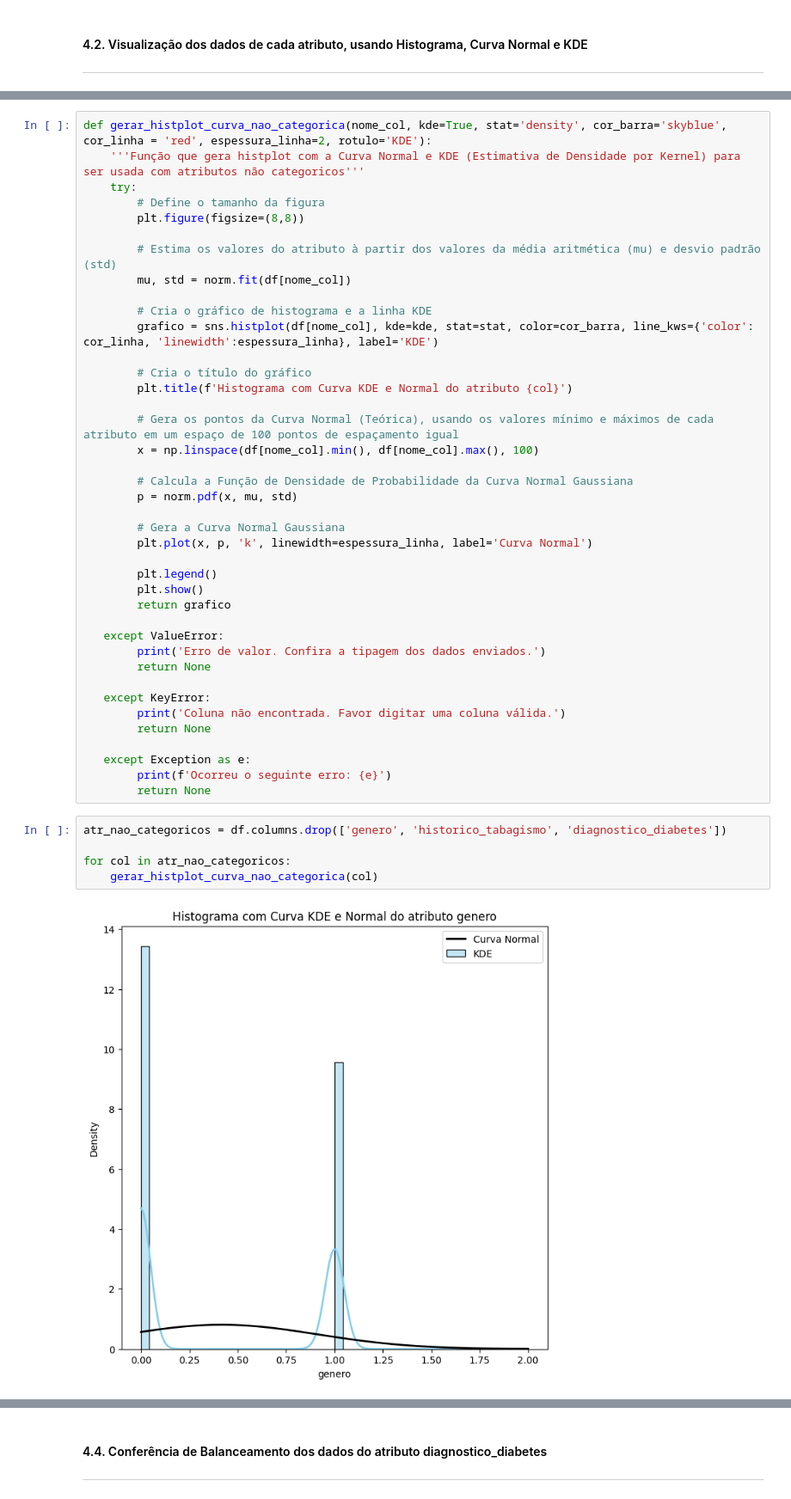
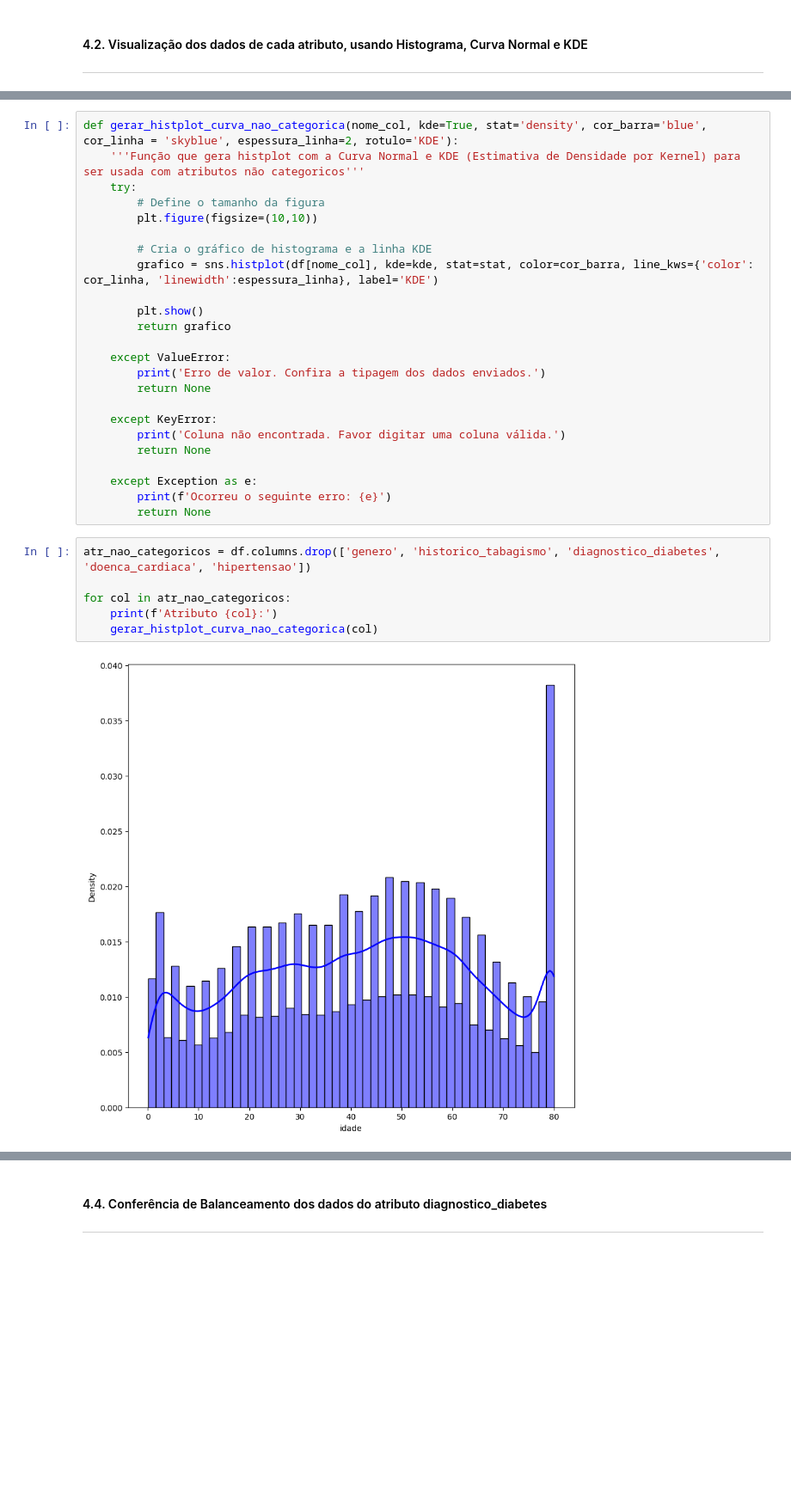
Before and after one commit to rafaeldecastro195/modelo-classificacao-diabetes, a Jupyter notebook: modelo_classificacao_diabetes/classificacao_diabetes.ipynb, the cells around one changed output, grey strips where cells are left out. Shown at 86% size. Drawn from its saved outputs; the diff is of its cells as text; blank space fills up the shorter version.

```diff
--- a/modelo_classificacao_diabetes/classificacao_diabetes.ipynb
+++ b/modelo_classificacao_diabetes/classificacao_diabetes.ipynb
@@ -357,47 +371,32 @@ Atributo GENERO:
 # %%
-def gerar_histplot_curva_nao_categorica(nome_col, kde=True, stat='density', cor_barra='skyblue', cor_linha = 'red', espessura_linha=2, rotulo='KDE'):
+def gerar_histplot_curva_nao_categorica(nome_col, kde=True, stat='density', cor_barra='blue', cor_linha = 'skyblue', espessura_linha=2, rotulo='KDE'):
     '''Função que gera histplot com a Curva Normal e KDE (Estimativa de Densidade por Kernel) para ser usada com atributos não categoricos'''
     try:
         # Define o tamanho da figura
-        plt.figure(figsize=(8,8))
-
-        # Estima os valores do atributo à partir dos valores da média aritmética (mu) e desvio padrão (std)
-        mu, std = norm.fit(df[nome_col])
+        plt.figure(figsize=(10,10))
 
         # Cria o gráfico de histograma e a linha KDE
         grafico = sns.histplot(df[nome_col], kde=kde, stat=stat, color=cor_barra, line_kws={'color': cor_linha, 'linewidth':espessura_linha}, label='KDE')
 
-        # Cria o título do gráfico
-        plt.title(f'Histograma com Curva KDE e Normal do atributo {col}')
-
-        # Gera os pontos da Curva Normal (Teórica), usando os valores mínimo e máximos de cada atributo em um espaço de 100 pontos de espaçamento igual
-        x = np.linspace(df[nome_col].min(), df[nome_col].max(), 100)
-
-        # Calcula a Função de Densidade de Probabilidade da Curva Normal Gaussiana
-        p = norm.pdf(x, mu, std)
-
-        # Gera a Curva Normal Gaussiana
-        plt.plot(x, p, 'k', linewidth=espessura_linha, label='Curva Normal')
-
-        plt.legend()
         plt.show()
         return grafico
 
-   except ValueError:
+    except ValueError:
         print('Erro de valor. Confira a tipagem dos dados enviados.')
         return None
 
-   except KeyError:
+    except KeyError:
         print('Coluna não encontrada. Favor digitar uma coluna válida.')
         return None
 
-   except Exception as e:
+    except Exception as e:
         print(f'Ocorreu o seguinte erro: {e}')
         return None
 # %%
-atr_nao_categoricos = df.columns.drop(['genero', 'historico_tabagismo', 'diagnostico_diabetes'])
+atr_nao_categoricos = df.columns.drop(['genero', 'historico_tabagismo', 'diagnostico_diabetes', 'doenca_cardiaca', 'hipertensao'])
 
 for col in atr_nao_categoricos:
+    print(f'Atributo {col}:')
     gerar_histplot_curva_nao_categorica(col)
 # %% [output]
-[figure, old version]
+[figure, new version]
```
Also changed, not shown: parts of 17 cells of this notebook.
